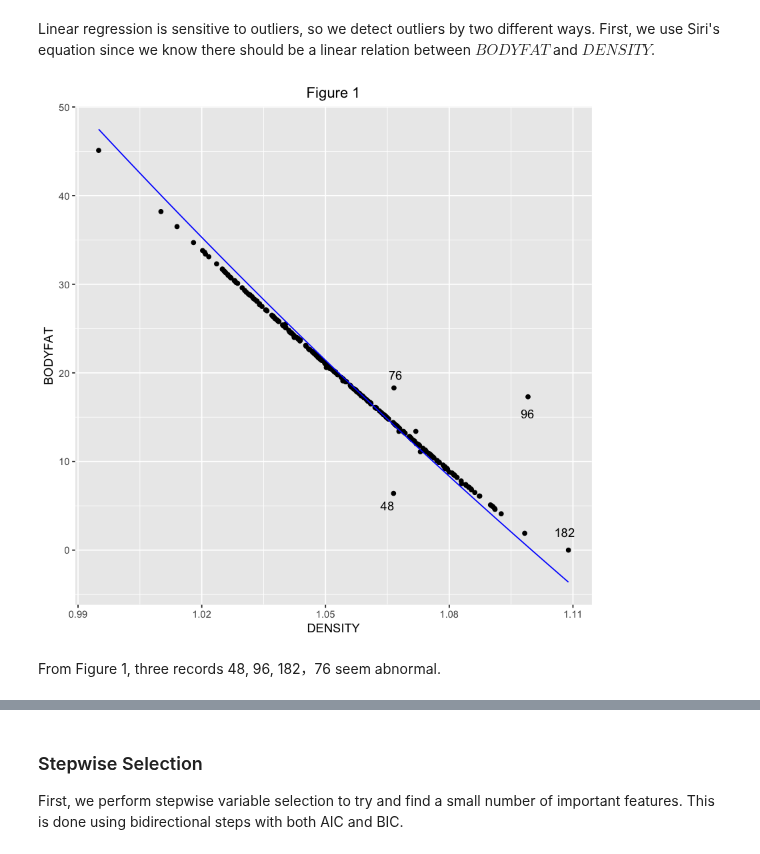
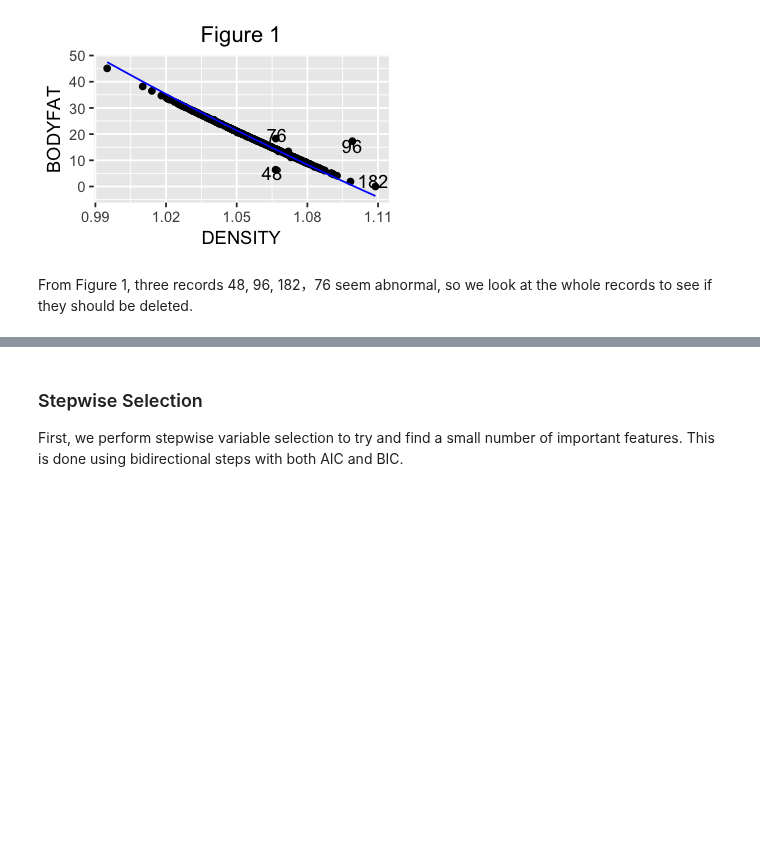
Before and after one commit to LuChen525/stat628-module1, a Jupyter notebook: Executive-Summary.ipynb, the cells around one changed output, grey strips where cells are left out. Cells and saved outputs as stored; diff of their text form; code cells hidden in the pictures; blank space fills up the shorter version.

```diff
--- a/Executive-Summary.ipynb
+++ b/Executive-Summary.ipynb
@@ -74,5 +55,3 @@ In order to evaluate if those points are wrong measurements, we need to look at
-# %% [markdown]
-Linear regression is sensitive to outliers, so we detect outliers by two different ways. First, we use Siri's equation since we know there should be a linear relation between $BODYFAT$ and $DENSITY$.
 # %%
 # Root MSE calculator
 root.mse <- function(y, yhat) {
@@ -85,22 +64,23 @@ siri <- function(density) {
 }
 # %%
 # Examine the difference between BODYFAT and values calculated with Siri's eq.
+options(repr.plot.width=3, repr.plot.height=2)
 fig1 <- ggplot(dat, aes(DENSITY, BODYFAT)) + geom_point() +
   stat_function(fun = siri, n = 101, color = "blue") +
   annotate("text", 1.065, 5, label = as.numeric(which(
     dat$DENSITY < 1.07 & dat$DENSITY > 1.06 & dat$BODYFAT > 5 & dat$BODYFAT < 10))) +
   annotate("text", 1.099, 15.4, label = as.numeric(which(
     dat$DENSITY < 1.11 & dat$DENSITY > 1.09 & dat$BODYFAT > 15 & dat$BODYFAT < 20))) +
   annotate("text", 1.108, 2, label = as.numeric(which(
     dat$DENSITY > 1.1 & dat$BODYFAT < 5))) +
   annotate("text", 1.067, 19.8, label = as.numeric(which(
     dat$DENSITY < 1.07 & dat$DENSITY > 1.06 & dat$BODYFAT > 18 & dat$BODYFAT < 20))) +
   labs(title = "Figure 1") + theme(plot.title = element_text(hjust = 0.5))
 plot(fig1)
 # %% [output]
-[figure, old version]
+[figure, new version]
 # %% [markdown]
-From Figure 1, three records 48, 96, 182，76 seem abnormal.
+From Figure 1, three records 48, 96, 182，76 seem abnormal, so we look at the whole records to see if they should be deleted.
 # %%
 # Look at abnomal points to see if they should be deleted
 dat[c(48, 76, 96, 182),]
```
Also changed, not shown: parts of 53 cells of this notebook, 21 other files.
